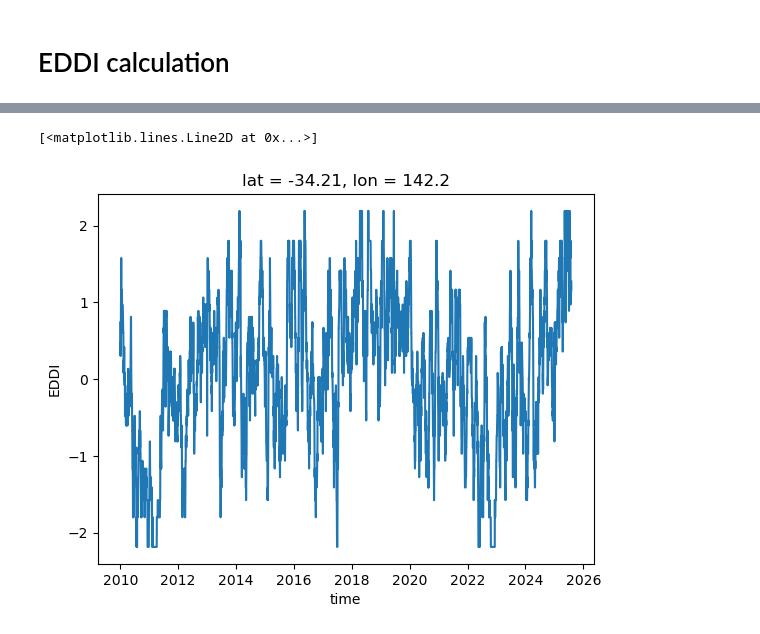
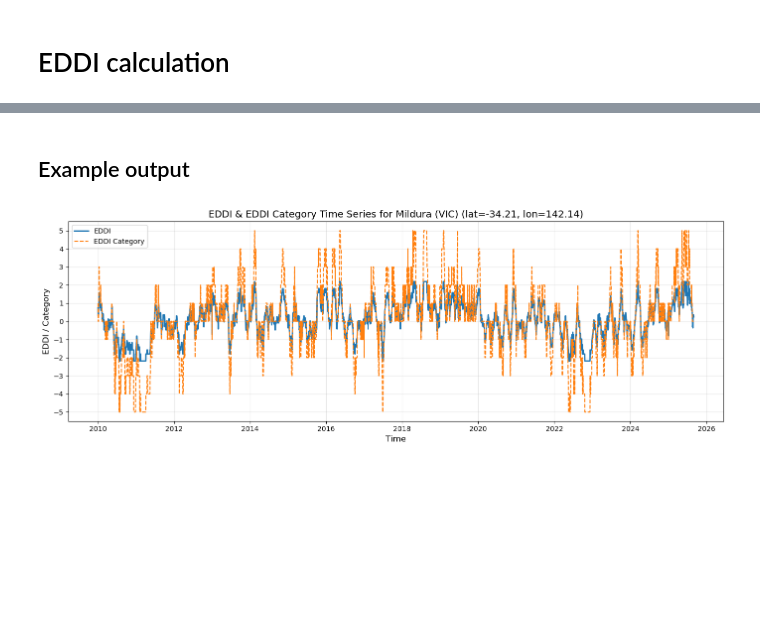
Before and after one commit to AusClimateService/hazards-drought, a Jupyter notebook: eddi/example.ipynb, the cells around one changed output, grey strips where cells are left out. Cells and saved outputs as stored; diff of their text form; code cells hidden in the pictures; blank space fills up the shorter version.

```diff
--- a/eddi/example.ipynb
+++ b/eddi/example.ipynb
@@ -271,5 +502,30 @@ dask.array<chunksize=(336, 46, 45), meta=np.ndarray>
+# %% [markdown]
+## Example output
 # %%
-eddi.EDDI.sel(lat=-34.21,lon=142.14, method="nearest").sel(time=slice("2010","2025")).plot()
+import matplotlib.pyplot as plt
+
+# Extract the time series
+ts_eddi = eddi.EDDI.sel(lat=-34.21, lon=142.14, method="nearest").sel(time=slice("2010", "2025"))
+ts_cat = eddi.EDDI_cat.sel(lat=-34.21, lon=142.14, method="nearest").sel(time=slice("2010", "2025"))
+
+# Create figure
+plt.figure(figsize=(14, 5))
+
+# Plot both
+plt.plot(ts_eddi.time, ts_eddi, label="EDDI", linewidth=2)
+plt.plot(ts_cat.time, ts_cat, label="EDDI Category", linestyle="--", linewidth=1.5)
+
+# Formatting
+plt.title("EDDI & EDDI Category Time Series for Mildura (VIC) (lat=-34.21, lon=142.14)", fontsize=14)
+plt.xlabel("Time", fontsize=12)
+plt.ylabel("EDDI / Category", fontsize=12)
+plt.yticks(np.arange(-5,6,1))
+plt.grid(True, alpha=0.3)
+plt.legend()
+
+# Optional: tight layout for cleaner spacing
+plt.tight_layout()
+
+plt.show()
 # %% [output]
-[<matplotlib.lines.Line2D at 0x...>]
-[figure, old version]
+[figure, new version]
```
Also changed, not shown: parts of 9 cells of this notebook, 2 other files.
